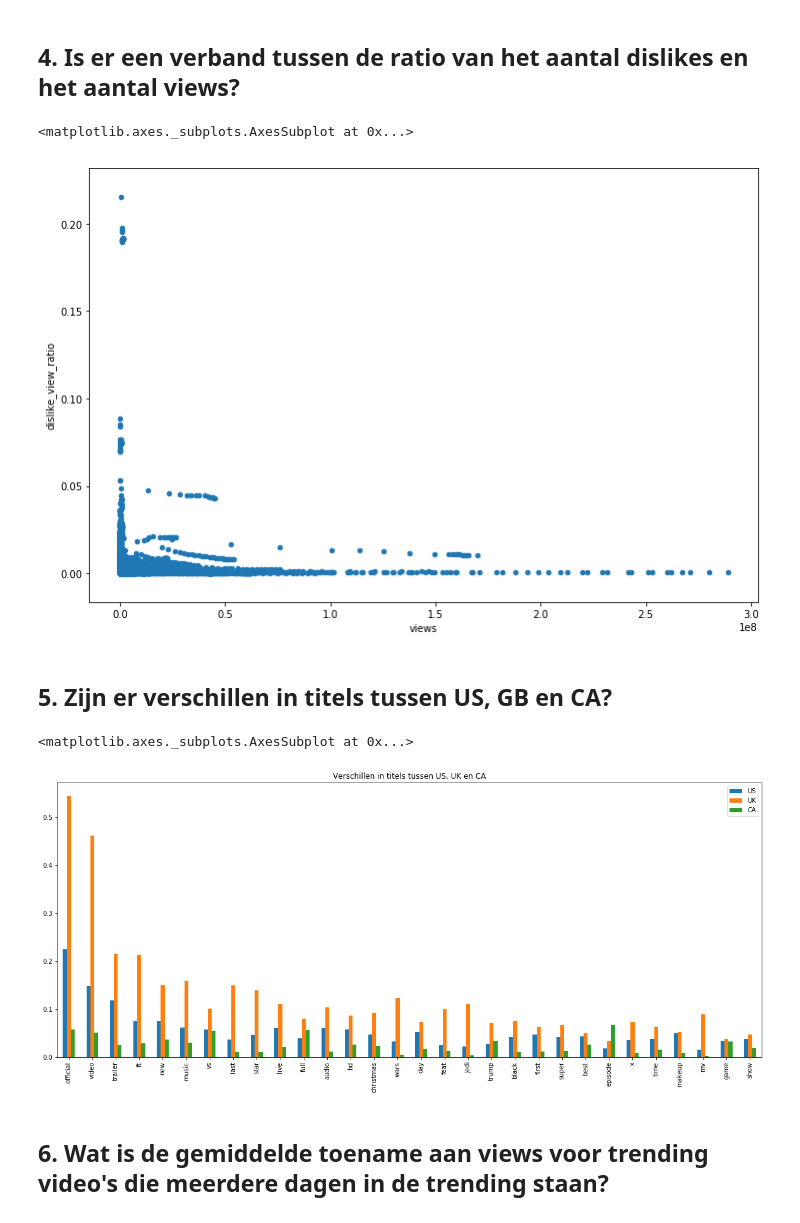
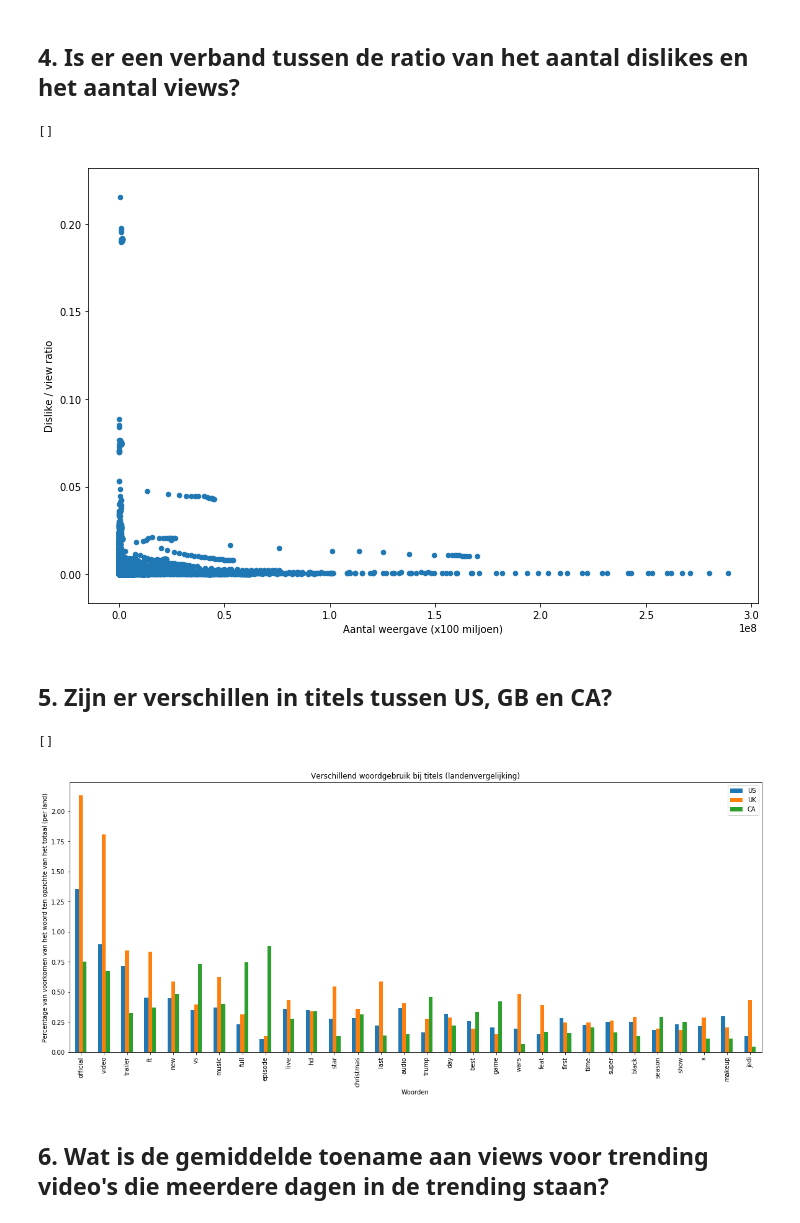
Before and after one commit to SandervWickeren/DataScience_YouTube, a Jupyter notebook: ResultsFile.ipynb, the cells around one changed output. Saved outputs shown, nothing was run; the diff lists cells and outputs as text; code cells hidden in the pictures.

Commit message:
Titels en andere fixes

```diff
--- a/ResultsFile.ipynb
+++ b/ResultsFile.ipynb
@@ -118,7 +118,7 @@ def stripTitlesToDict(titles,country):
     resultDict=Counter(result)
     words = pd.DataFrame.from_dict(resultDict,orient='index')
     words.columns=[country]
-    words[country]=words[country]/len(words[country])
+    words[country]=words[country]/sum(words[country])*100
     return words
 
 def stripTitlesCount(titles,country):
@@ -222,23 +229,30 @@ trending_UK.sort_values(by='views').plot(x='views', y="like_view_ratio", figsize
 # %%
 # Ratio dislikes ten opzichte van views.
 trending_UK.sort_values(by='views').plot(x='views', y="dislike_view_ratio", figsize=(12,8), kind='scatter')
+plt.xlabel('Aantal weergave (x100 miljoen)')
+plt.ylabel('Dislike / view ratio')
+plt.plot()
 # %% [output]
-<matplotlib.axes._subplots.AxesSubplot at 0x...>
+[]
-[figure, old version]
+[figure, new version]
 # %% [markdown]
 ## 5. Zijn er verschillen in titels tussen US, GB en CA?
 # %%
 
 US=stripTitlesToDict(trending_US.title.values,"US")
 CA=stripTitlesToDict(trending_CA.title.values,"CA")
 UK=stripTitlesToDict(trending_UK.title.values,"UK")
 US= US.join(CA).join(UK)
 US["total"]=US.UK+US.US+US.CA
 US.sort_values("total",ascending=False)[["US","UK","CA"]][:30].plot(kind="bar",figsize=(20,8),
-                                                                    title='Verschillen in titels tussen US, UK en CA')
+                                                                    title='Verschillend woordgebruik bij titels (landenvergelijking)')
+
+plt.xlabel('Woorden')
+plt.ylabel('Percentage van voorkomen van het woord ten opzichte van het totaal (per land)')
+plt.plot()
 # %% [output]
-<matplotlib.axes._subplots.AxesSubplot at 0x...>
+[]
-[figure, old version]
+[figure, new version]
 # %% [markdown]
 ## 6. Wat is de gemiddelde toename aan views voor trending video's die meerdere dagen in de trending staan?
 # %%
```
Also changed, not shown: parts of 14 cells of this notebook.
